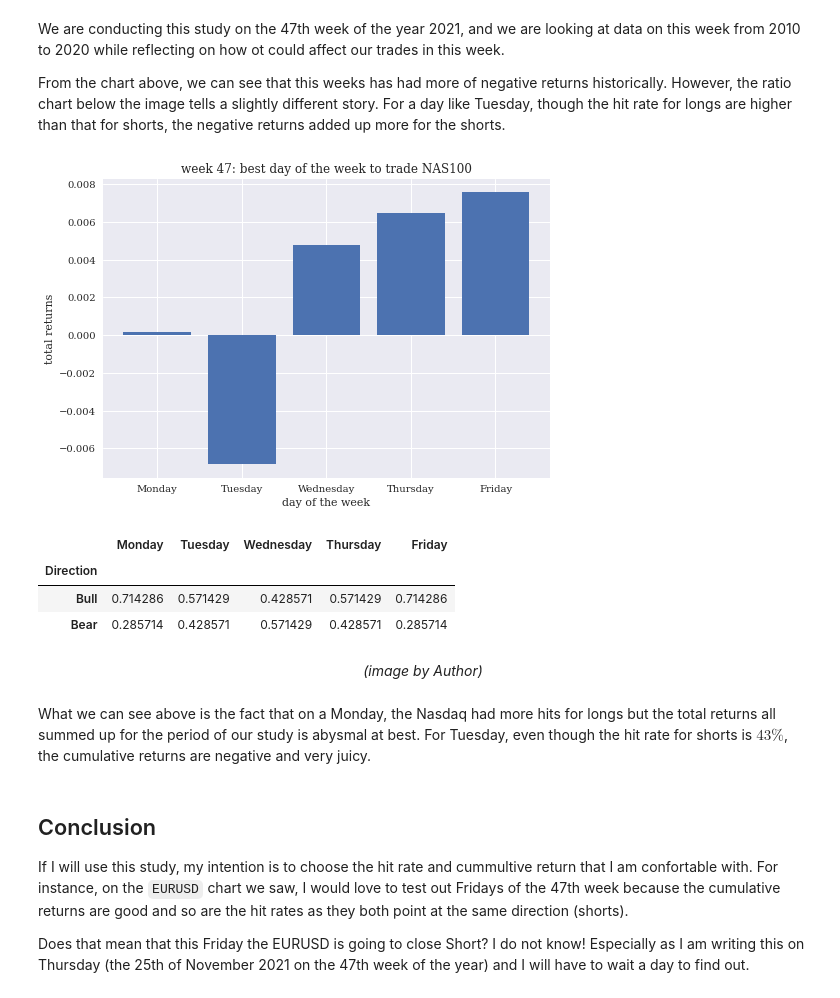
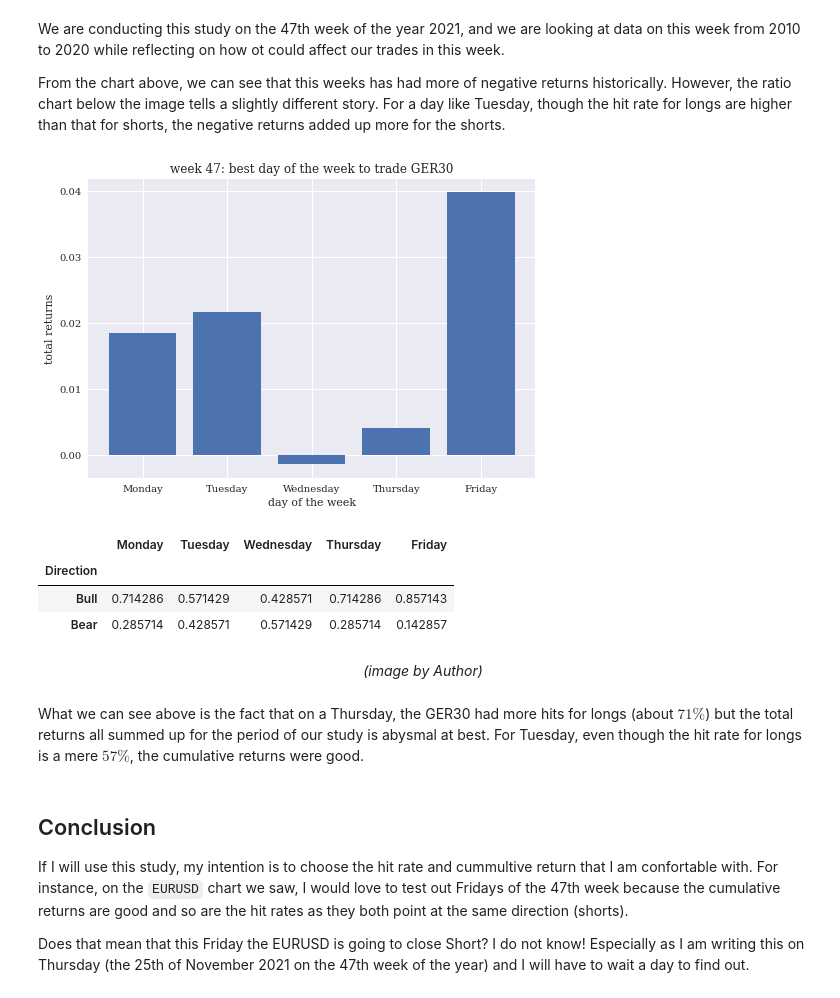
Before and after one commit to theAfricanQuant/site, a Jupyter notebook: _notebooks/2021-11-25-Best-Week-To-Trade.ipynb, the cells around one changed output. Drawn from its saved outputs; the diff is of its cells as text; code cells hidden in the pictures.

```diff
--- a/_notebooks/2021-11-25-Best-Week-To-Trade.ipynb
+++ b/_notebooks/2021-11-25-Best-Week-To-Trade.ipynb
@@ -137,18 +137,18 @@ We are conducting this study on the 47th week of the year 2021, and we are looki
 From the chart above, we can see that this weeks has had more of negative returns historically. However, the ratio chart below the image tells a slightly different story. For a day like Tuesday, though the hit rate for longs are higher than that for shorts, the negative returns added up more for the shorts.
 # %%
 #hide_input
-i = 'NAS100'
+i = 'GER30'
 seasonal_trends(i)
 # %% [output]
-[figure, old version]
+[figure, new version]
 |  | Monday | Tuesday | Wednesday | Thursday | Friday |
 | Direction |  |  |  |  |  |
-| Bull | 0.714286 | 0.571429 | 0.428571 | 0.571429 | 0.714286 |
-| Bear | 0.285714 | 0.428571 | 0.571429 | 0.428571 | 0.285714 |
+| Bull | 0.714286 | 0.571429 | 0.428571 | 0.714286 | 0.857143 |
+| Bear | 0.285714 | 0.428571 | 0.571429 | 0.285714 | 0.142857 |
 # %% [markdown]
 <div style="text-align:center;font-style: italic;"><span style=" font-size:.85em;">(image by Author)</span></div>
 # %% [markdown]
-What we can see above is the fact that on a Monday, the Nasdaq had more hits for longs but the total returns all summed up for the period of our study is abysmal at best. For Tuesday, even though the hit rate for shorts is $43 \%$, the cumulative returns are negative and very juicy.
+What we can see above is the fact that on a Thursday, the GER30 had more hits for longs (about $71 \%$) but the total returns all summed up for the period of our study is abysmal at best. For Tuesday, even though the hit rate for longs is a mere $57 \%$, the cumulative returns were good.
 # %% [markdown]
 ## Conclusion
 
```
Also changed, not shown: parts of 2 cells of this notebook.
